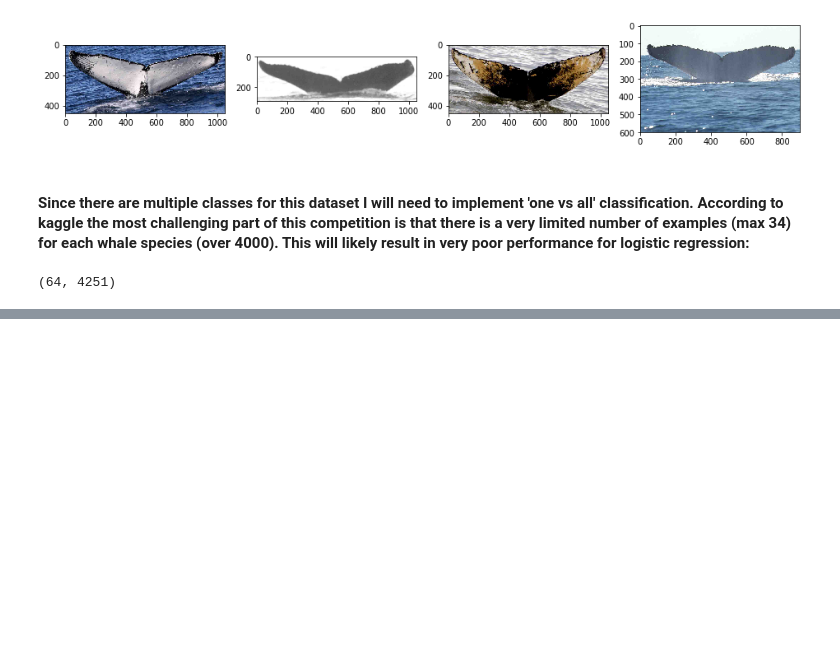
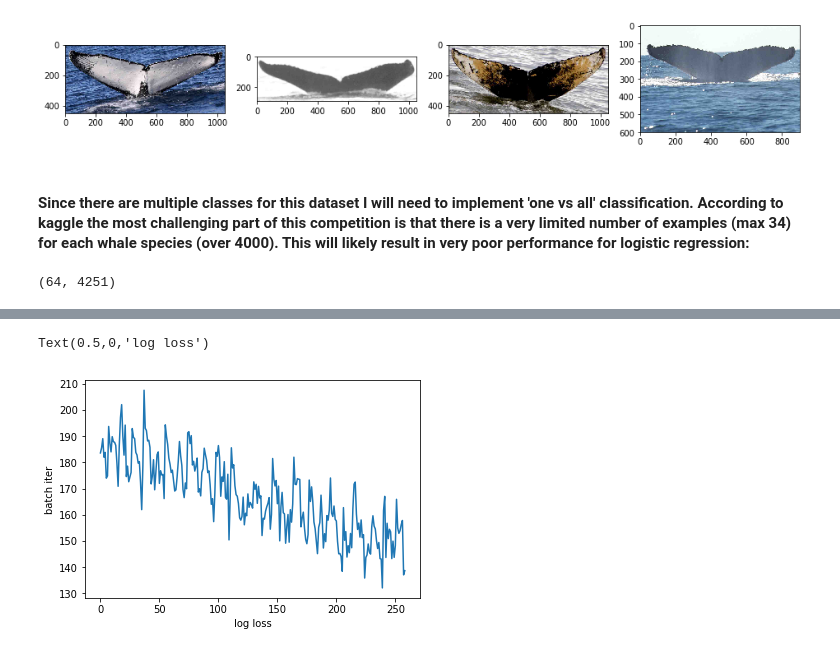
Before and after one commit to efinkel/whale-categorization, a Jupyter notebook: whale-categorization.ipynb, the cells around one changed output, grey strips where cells are left out. Cells and saved outputs as stored; diff of their text form; code cells hidden in the pictures; blank space fills up the shorter version.

```diff
--- a/whale-categorization.ipynb
+++ b/whale-categorization.ipynb
@@ -92,17 +93,24 @@ def sigmoid(z):
 def fit_model(x_train, y_train, classes, epochs, learn_rate, data_dir, batch_size = 64):
 
     batches = batch_gen(x_train, y_train, data_dir, batch_size = batch_size)
+    batch, _ = next(batches)
+    x_size = batch.shape[0]
 
     lb = LabelBinarizer()
     lb.fit(classes)
-    Y = lb.transform(batch_names)
 
-    B, W= init_parameters(x_train.shape[0], len(classes))
+    B, W= init_parameters(x_size, len(classes))
     cost = []
-    for ep in range(epochs):
-        for batch, batch_name in batches:
+
+    n = 0
+    for ep in tnrange(epochs):
+        print('epoch: ' + str(ep))
+        for batch, batch_names in tqdm_notebook(batches):
+
+            Y = lb.transform(batch_names)
             yhat = sigmoid(np.dot(W.T, batch) + B)
-            cost.append((-1/batch_size)*np.add(np.log(yhat), np.multiply((1-Y.T), np.log(1-yhat))))
+
+            cost.append((-1/batch.shape[1])*np.sum(np.add(np.multiply(Y.T, np.log(yhat)), np.multiply((1-Y.T), np.log(1-yhat)))))
 
             dz = (1/batch_size) * (yhat-Y.T)
             dW = np.dot(batch, dz.T)
@@ -110,11 +118,14 @@ def fit_model(x_train, y_train, classes, epochs, learn_rate, data_dir, batch_siz
 
             W -= 0.01*dW
             B -= 0.01*dB
+            n += 1
+
+            if n % 25 == 0:
+                print('iter ' + str(n) + ': mean cost = ' + str(np.mean(cost[-25:]))
+
+        batches = batch_gen(x_train, y_train, data_dir, batch_size = batch_size)
 
     return {'W': W, 'B': B, 'cost':cost}
-
-########### probably need to train neurons/perceptrons in batches
 # %%
-%pdb
-params = fit_model(train['Image'], train['Id'], train_labels['Id'], 1, 0.001, data_dir)
+params = fit_model(train['Image'], train['Id'], train_labels['Id'].unique(), 3, 0.01, data_dir, batch_size = 80)
 # %% [output]
@@ -139,0 +157,8 @@ ValueError: shapes (9850,6895) and (98304,64) not aligned: 6895 (dim 1) != 98304
+# %%
+fig, ax = plt.subplots()
+ax.plot(params['cost'][1:])
+ax.set_ylabel('batch iter')
+ax.set_xlabel('log loss')
+# %% [output]
+Text(0.5,0,'log loss')
+[figure, added]
```
Also changed, not shown: parts of 10 cells of this notebook.
